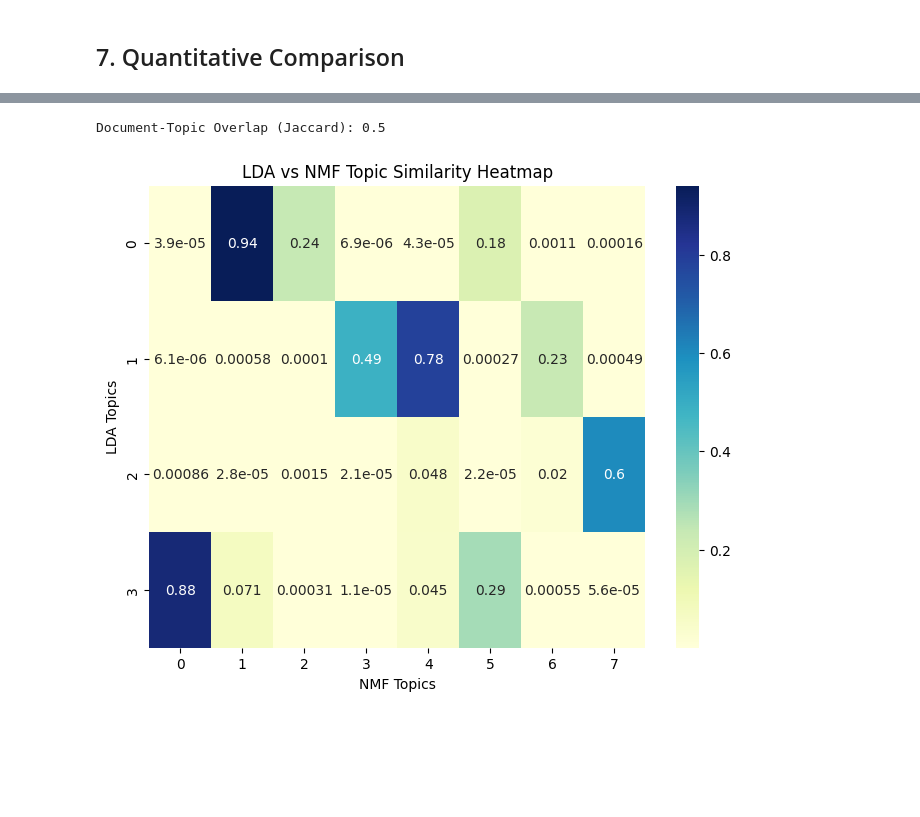
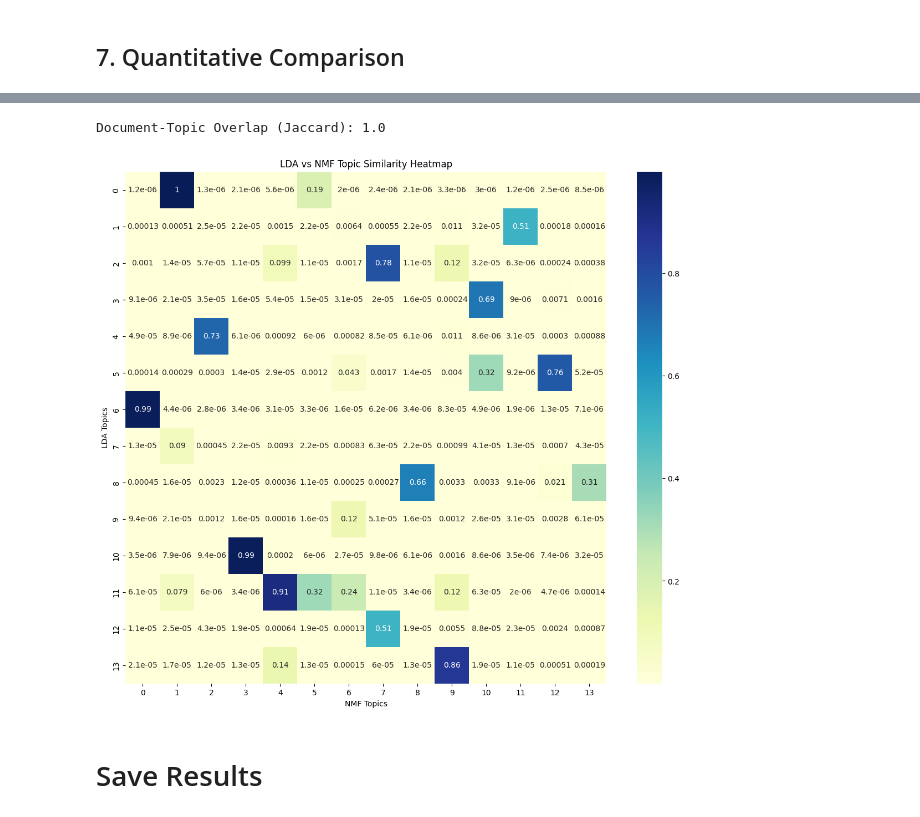
Before and after one commit to CRMawande/topic_modeling, a Jupyter notebook: notebooks/topic_modeling.ipynb, the cells around one changed output, grey strips where cells are left out. Cells and saved outputs as stored; diff of their text form; code cells hidden in the pictures; blank space fills up the shorter version.

Commit message:
feat: implement coherence-based elbow method for optimal topic selection (LDA & NMF)

```diff
--- a/notebooks/topic_modeling.ipynb
+++ b/notebooks/topic_modeling.ipynb
@@ -227,0 +149,13 @@ Topic 3: 0.184*"entire" + 0.036*"talk" + 0.036*"loud talk" + 0.035*"loud" + 0.02
+# %%
+# 5. Train Final LDA Model with Optimal Number
+final_lda_model = LdaMulticore(
+    corpus=corpus,
+    id2word=dictionary,
+    num_topics=optimal_k,
+    passes=20,
+    iterations=200,
+    random_state=42,
+    workers=6
+)
+
+print(f"Final LDA model trained with {optimal_k} topics.")
@@ -257,0 +166,12 @@ Topic 7: license plate license plate obscure plate obscure paper license paper p
+# %%
+# 6. Train NMF with Same Number of Topics (for fair comparison)
+nmf_model = NMF(
+    n_components=optimal_k,
+    init='nndsvd',
+    random_state=42,
+    max_iter=500
+)
+nmf_W = nmf_model.fit_transform(tfidf_matrix)
+nmf_H = nmf_model.components_
+
+print(f"NMF trained with {optimal_k} topics.")
@@ -309,12 +258,12 @@ for topic_idx, topic in enumerate(H_nmf):
 # %%
 # Topic Similarity (Cosine between topic-word vectors)
 # Get LDA topic-word matrix (probabilities)
-lda_topic_words = np.array([lda_model.get_topic_terms(i, topn=len(dictionary)) for i in range(lda_model.num_topics)])
-lda_matrix = np.zeros((lda_model.num_topics, len(dictionary)))
-for t in range(lda_model.num_topics):
-    for word_id, prob in lda_model.get_topic_terms(t, topn=len(dictionary)):
+lda_topic_words = np.array([final_lda_model.get_topic_terms(i, topn=len(dictionary)) for i in range(final_lda_model.num_topics)])
+lda_matrix = np.zeros((final_lda_model.num_topics, len(dictionary)))
+for t in range(final_lda_model.num_topics):
+    for word_id, prob in final_lda_model.get_topic_terms(t, topn=len(dictionary)):
         lda_matrix[t, word_id] = prob
 # %%
 # Normalize to probabilities
-nmf_matrix = H_nmf / H_nmf.sum(axis=1, keepdims=True)
+nmf_matrix = nmf_H / nmf_H.sum(axis=1, keepdims=True)
 # %%
@@ -334,20 +281,20 @@ Average Topic Similarity (LDA vs NMF): 0.15068945812248202
 # %%
 # Document-Topic Overlap (Jaccard on top topics per doc)
-lda_doc_topics = [max(lda_model.get_document_topics(doc, minimum_probability=0), key=lambda x: x[1])[0] for doc in corpus[:10000]]  # Sample 10k
-nmf_doc_topics = np.argmax(W_nmf[:10000], axis=1)  # From NMF document-topic matrix
+lda_doc_topics = [max(final_lda_model.get_document_topics(doc, minimum_probability=0), key=lambda x: x[1])[0] for doc in corpus[:10000]]  # Sample 10k
+nmf_doc_topics = np.argmax(nmf_W[:10000], axis=1)  # From NMF document-topic matrix
 jaccard = len(set(lda_doc_topics) & set(nmf_doc_topics)) / len(set(lda_doc_topics) | set(nmf_doc_topics))
 print(f"Document-Topic Overlap (Jaccard): {jaccard}")  # Higher = better agreement
 # %% [output]
-Document-Topic Overlap (Jaccard): 0.5
+Document-Topic Overlap (Jaccard): 1.0
 # %%
 # Visualize Comparison (Heatmap of similarities)
-import seaborn as sns
-import matplotlib.pyplot as plt
-plt.figure(figsize=(8, 6))
+plt.figure(figsize=(14, 12))
 sns.heatmap(similarities, annot=True, cmap='YlGnBu')
 plt.title('LDA vs NMF Topic Similarity Heatmap')
 plt.xlabel('NMF Topics')
 plt.ylabel('LDA Topics')
 plt.show()
 # %% [output]
-[figure, old version]
+[figure, new version]
+# %% [markdown]
+# Save Results
```
Also changed, not shown: parts of 23 cells of this notebook.
